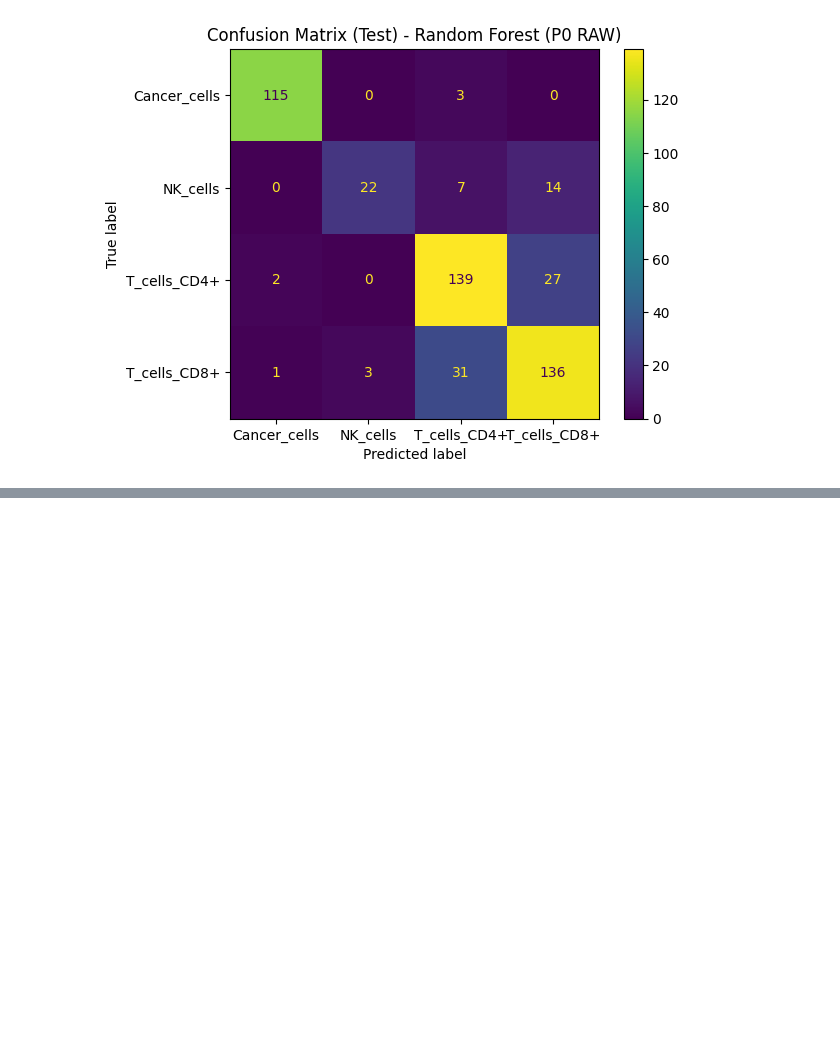
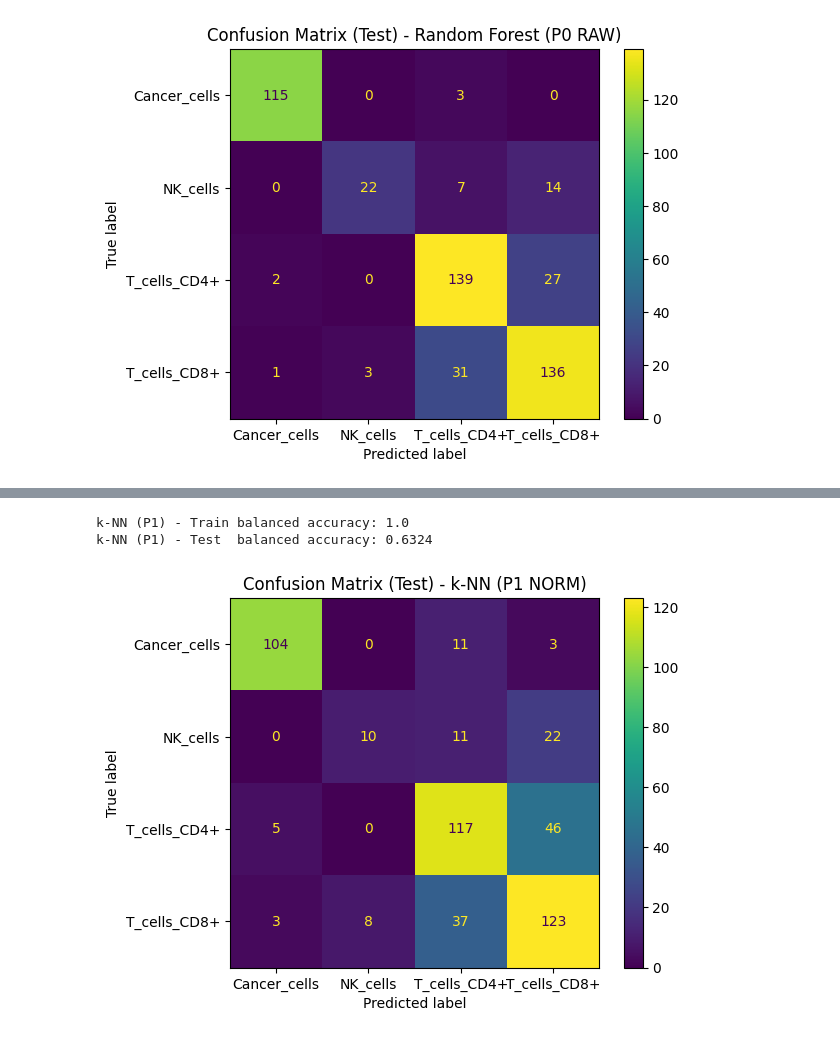
Before and after one commit to DataCampDS/scmark-classification-data-shinobi, a Jupyter notebook: model_training_before_submission.ipynb, the cells around one changed output, grey strips where cells are left out. Drawn from its saved outputs; the diff is of its cells as text; code cells hidden in the pictures; blank space fills up the shorter version.

```diff
--- a/model_training_before_submission.ipynb
+++ b/model_training_before_submission.ipynb
@@ -1011,0 +1115,29 @@ Random Forest (P5) - Test  balanced accuracy: 0.7642
+# %%
+pipe_knn_p1 = Pipeline(
+    [
+        ("KNN", KNeighborsClassifier(
+            n_neighbors=15,
+            weights="distance",
+            metric="minkowski",
+            p=2
+        )),
+    ]
+)
+
+pipe_knn_p1.fit(X_train_1, y_train)
+
+y_train_pred = pipe_knn_p1.predict(X_train_1)
+y_test_pred  = pipe_knn_p1.predict(X_test_1)
+
+print("k-NN (P1) - Train balanced accuracy:", round(balanced_accuracy_score(y_train, y_train_pred), 4))
+print("k-NN (P1) - Test  balanced accuracy:", round(balanced_accuracy_score(y_test, y_test_pred), 4))
+
+cm = confusion_matrix(y_test, y_test_pred, labels=pipe_knn_p1.classes_)
+disp = ConfusionMatrixDisplay(confusion_matrix=cm, display_labels=pipe_knn_p1.classes_)
+disp.plot()
+plt.title("Confusion Matrix (Test) - k-NN (P1 NORM)")
+plt.show()
+# %% [output]
+k-NN (P1) - Train balanced accuracy: 1.0
+k-NN (P1) - Test  balanced accuracy: 0.6324
+[figure, added]
```
Also changed, not shown: parts of 8 cells of this notebook, 2 other files.
